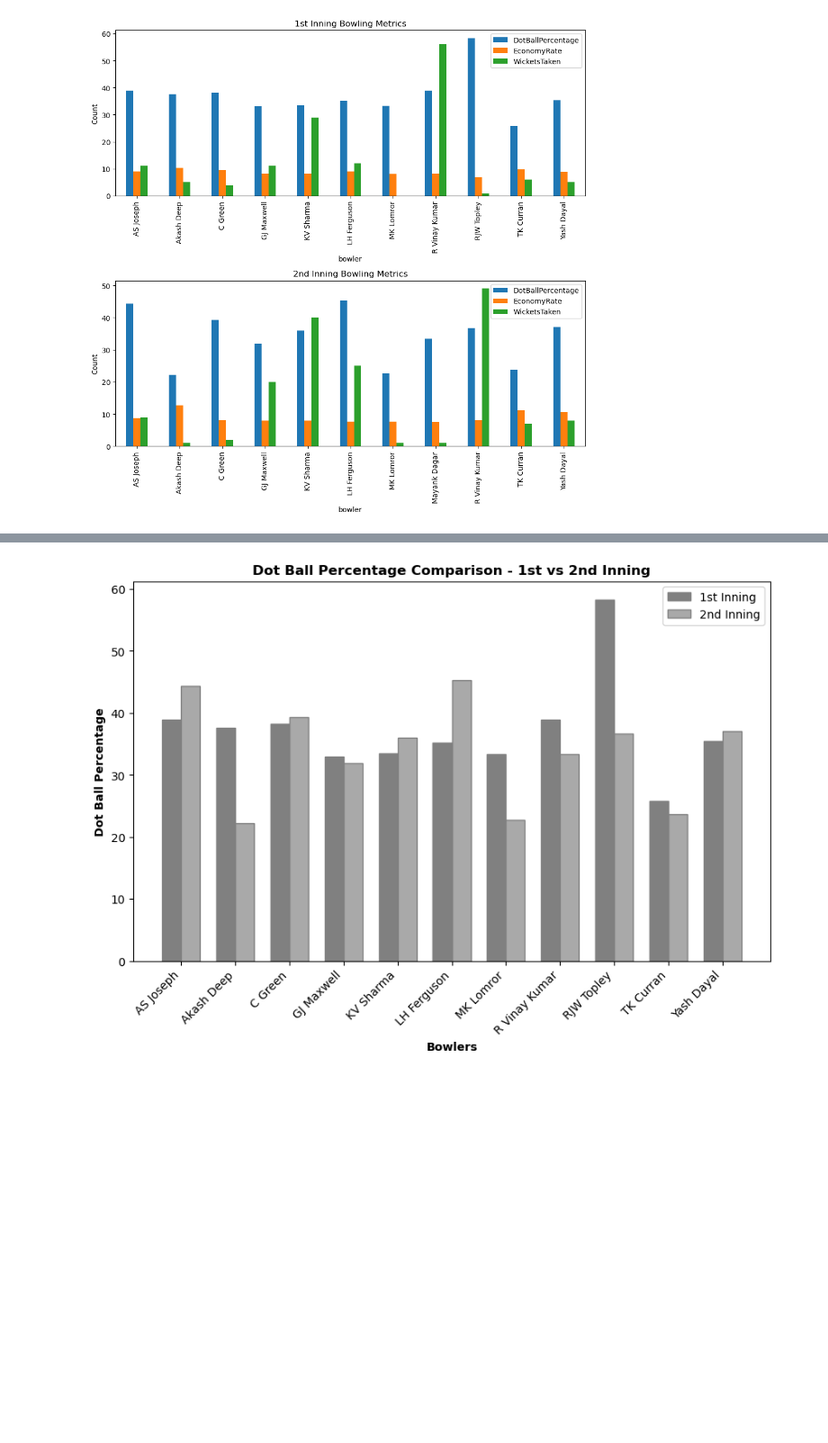
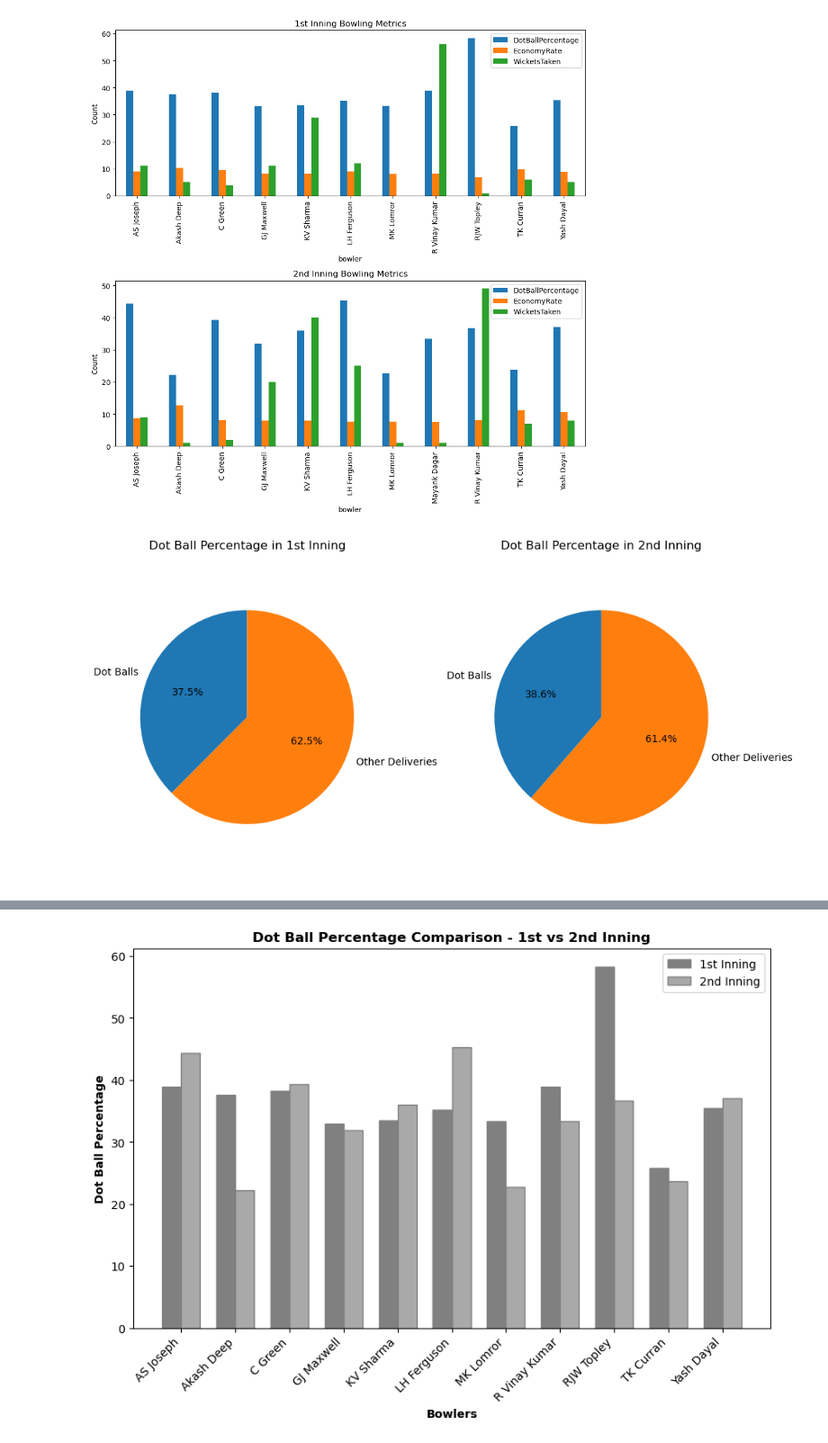
Before and after one commit to deb423/rcb_2024_bowling_analysis, a Jupyter notebook: rcb_bowling_analysis.ipynb, the cells around one changed output, grey strips where cells are left out. Shown at 90% size. Drawn from its saved outputs; the diff is of its cells as text; code cells hidden in the pictures; blank space fills up the shorter version.

```diff
--- a/rcb_bowling_analysis.ipynb
+++ b/rcb_bowling_analysis.ipynb
@@ -991,3 +1088,38 @@ plt.tight_layout()
 plt.show()
 # %% [output]
 [figure]
+# %%
+# Dot ball percentges in bowled by the bowlers in both the innings.
+
+# Sample function to calculate dot ball percentage for all bowlers in both innings
+def calculate_dot_ball_percentage(df_1st_inning, df_2nd_inning):
+    # Filter deliveries for dot balls calculation (excluding wides and no balls)
+    valid_deliveries_1st_inning = df_1st_inning[(df_1st_inning['extras'] == 0) | (df_1st_inning['isWide'].isna() & df_1st_inning['isNoBall'].isna())]
+    valid_deliveries_2nd_inning = df_2nd_inning[(df_2nd_inning['extras'] == 0) | (df_2nd_inning['isWide'].isna() & df_2nd_inning['isNoBall'].isna())]
+
+    # Calculate dot ball percentage for each inning
+    dot_ball_percentage_1st_inning = (valid_deliveries_1st_inning['batsman_runs'] == 0).mean() * 100
+    dot_ball_percentage_2nd_inning = (valid_deliveries_2nd_inning['batsman_runs'] == 0).mean() * 100
+
+    return dot_ball_percentage_1st_inning, dot_ball_percentage_2nd_inning
+
+# Calculate dot ball percentages for both innings combined
+dot_ball_percentage_1st_inning, dot_ball_percentage_2nd_inning = calculate_dot_ball_percentage(first_inning_data, second_inning_data)
+
+# Plotting pie chart for dot ball percentage in 1st inning
+plt.figure(figsize=(10, 5))
+plt.subplot(1, 2, 1)
+plt.pie([dot_ball_percentage_1st_inning, 100 - dot_ball_percentage_1st_inning], labels=['Dot Balls', 'Other Deliveries'], autopct='%1.1f%%', startangle=90)
+plt.title('Dot Ball Percentage in 1st Inning')
+plt.axis('equal')
+
+# Plotting pie chart for dot ball percentage in 2nd inning
+plt.subplot(1, 2, 2)
+plt.pie([dot_ball_percentage_2nd_inning, 100 - dot_ball_percentage_2nd_inning], labels=['Dot Balls', 'Other Deliveries'], autopct='%1.1f%%', startangle=90)
+plt.title('Dot Ball Percentage in 2nd Inning')
+plt.axis('equal')
+
+plt.tight_layout()
+plt.show()
+# %% [output]
+[figure, added]
```
Also changed, not shown: parts of 8 cells of this notebook.
